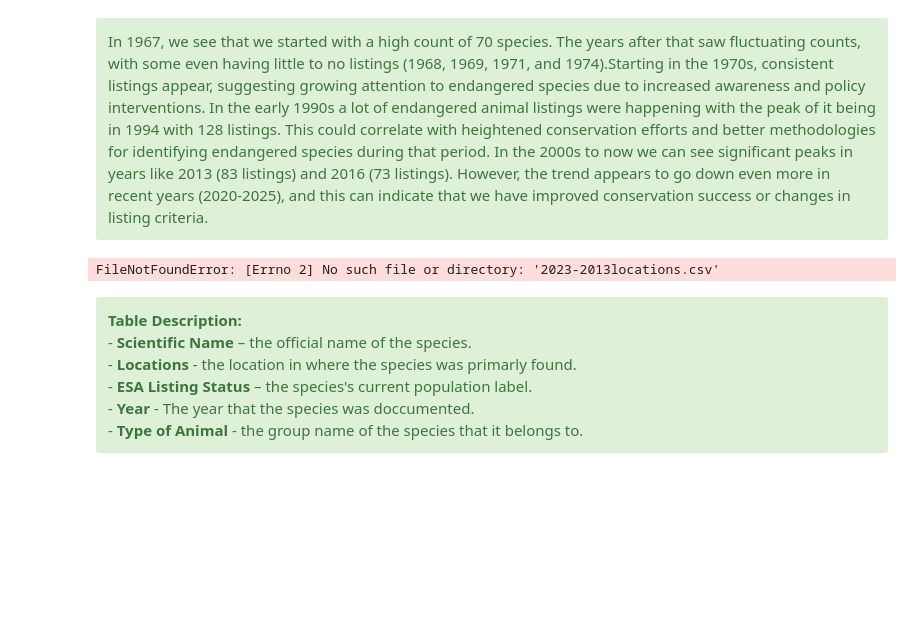
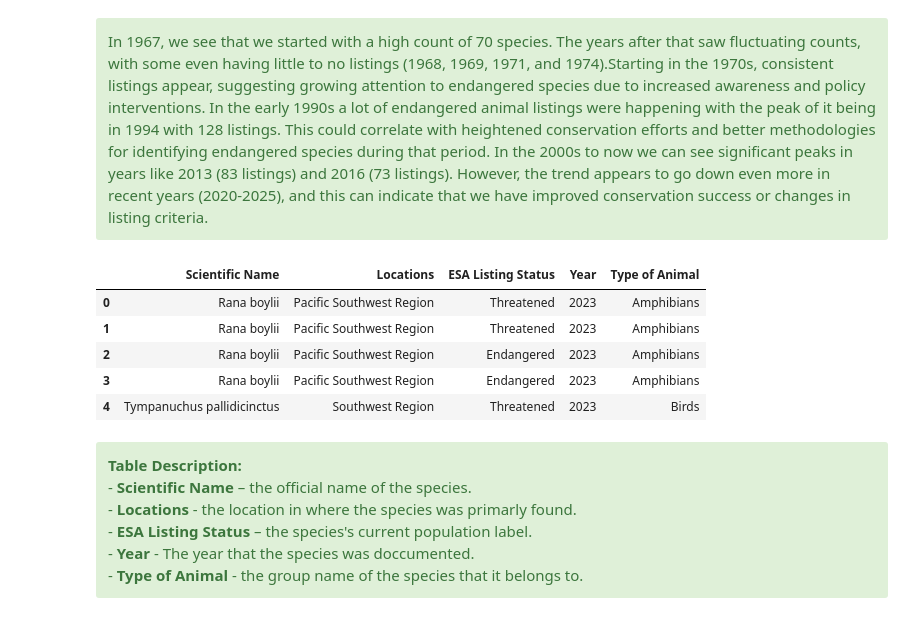
Before and after one commit to jw486/Data-Project-V2, a Jupyter notebook: Final Project.ipynb, the cells around one changed output. Cells and saved outputs as stored; diff of their text form; code cells hidden in the pictures; blank space fills up the shorter version.

```diff
--- a/Final Project.ipynb
+++ b/Final Project.ipynb
@@ -469,10 +492,15 @@ filtered_data.head(10)
 In 1967, we see that we started with a high count of 70 species. The years after that saw fluctuating counts, with some even having little to no listings (1968, 1969, 1971, and 1974).Starting in the 1970s, consistent listings appear, suggesting growing attention to endangered species due to increased awareness and policy interventions. In the early 1990s a lot of endangered animal listings were happening with the peak of it being in 1994 with 128 listings. This could correlate with heightened conservation efforts and better methodologies for identifying endangered species during that period. In the 2000s to now we can see significant peaks in years like 2013 (83 listings) and 2016 (73 listings). However, the trend appears to go down even more in recent years (2020-2025), and this can indicate that we have improved conservation success or changes in listing criteria.
 <div>
 # %%
-new_data = pd.read_csv('2023-2013locations.csv') #load csv
+new_data = pd.read_csv('CSVS/2023-2013locations.csv') #load csv
 new_data.head()
 # %% [output]
-FileNotFoundError: [Errno 2] No such file or directory: '2023-2013locations.csv'
+|  | Scientific Name | Locations | ESA Listing Status | Year | Type of Animal |
+| 0 | Rana boylii | Pacific Southwest Region | Threatened | 2023 | Amphibians |
+| 1 | Rana boylii | Pacific Southwest Region | Threatened | 2023 | Amphibians |
+| 2 | Rana boylii | Pacific Southwest Region | Endangered | 2023 | Amphibians |
+| 3 | Rana boylii | Pacific Southwest Region | Endangered | 2023 | Amphibians |
+| 4 | Tympanuchus pallidicinctus | Southwest Region | Threatened | 2023 | Birds |
 # %% [markdown]
 <div class="alert alert-block alert-success">
 <b>Table Description:</b><br>
```
Also changed, not shown: parts of 5 cells of this notebook.
